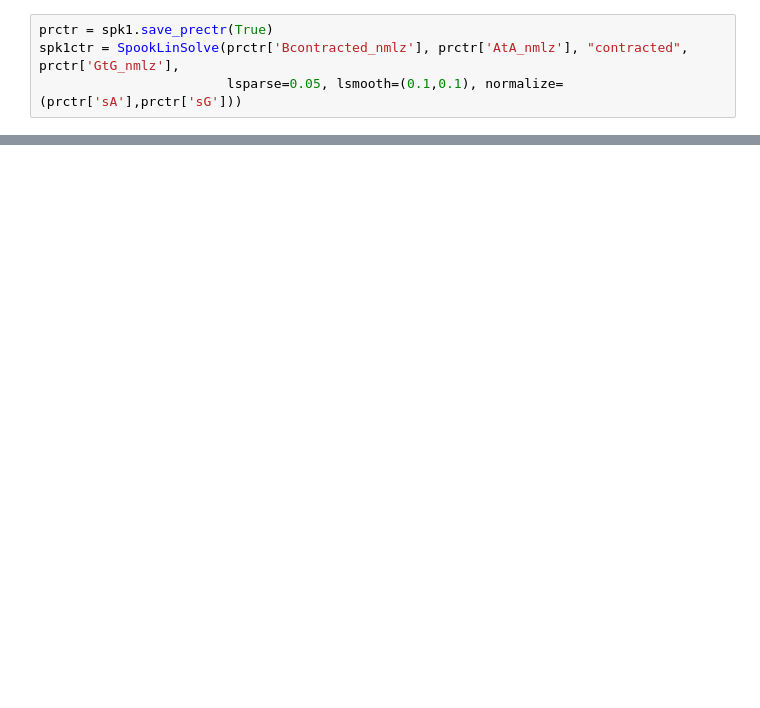
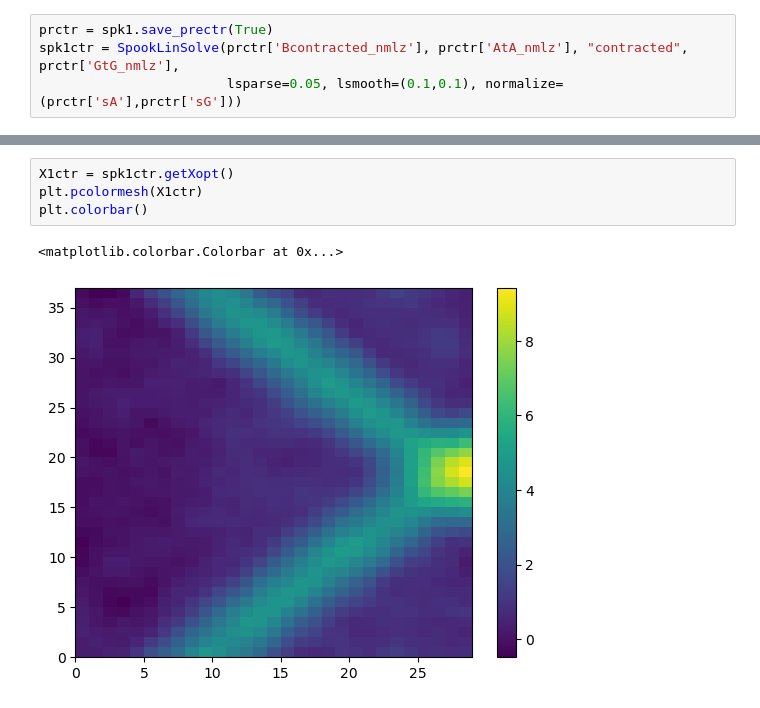
Before and after one commit to congzlwag/spook, a Jupyter notebook: spook/unittest/testL1L2.ipynb, the cells around one changed output, grey strips where cells are left out. Cells and saved outputs as stored; diff of their text form; blank space fills up the shorter version.

```diff
--- a/spook/unittest/testL1L2.ipynb
+++ b/spook/unittest/testL1L2.ipynb
@@ -316,0 +361,7 @@ plt.colorbar()
+# %%
+X1ctr = spk1ctr.getXopt()
+plt.pcolormesh(X1ctr)
+plt.colorbar()
+# %% [output]
+<matplotlib.colorbar.Colorbar at 0x...>
+[figure, added]
```
Also changed, not shown: parts of 35 cells of this notebook, 2 other files.
